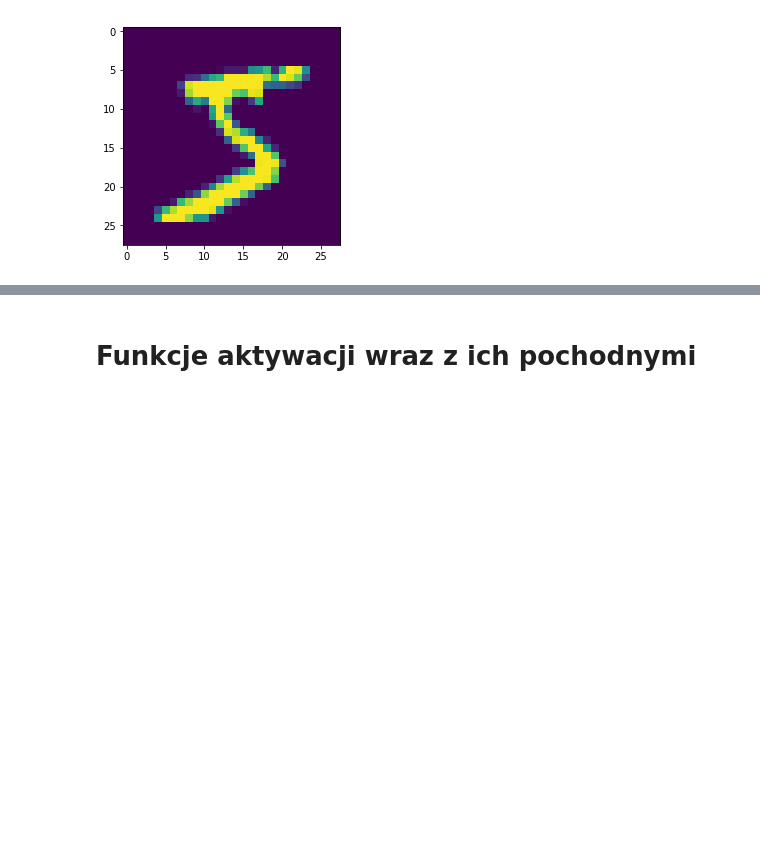
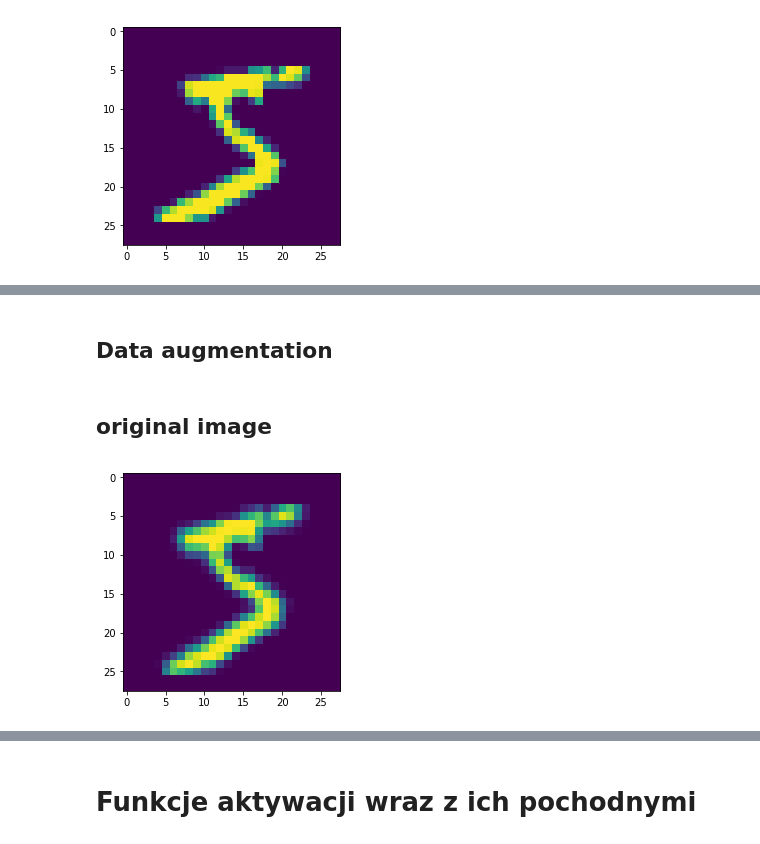
Before and after one commit to slowikj/deep-learning-proj-1, a Jupyter notebook: report.ipynb, the cells around one changed output, grey strips where cells are left out. Cells and saved outputs as stored; diff of their text form; code cells hidden in the pictures; blank space fills up the shorter version.

```diff
--- a/report.ipynb
+++ b/report.ipynb
@@ -35,3 +37,5 @@ plt.show()
 np.random.shuffle(data)
 train_data=data[0:50000,:]
 val_data=data[50000:,:]
+# %% [markdown]
+## Data augmentation
@@ -37,0 +48,18 @@ val_data=data[50000:,:]
+# %% [markdown]
+## original image
+# %%
+image = train_data[0,1:]
+# %%
+def rotation (x):
+    image=x.reshape(28,28)
+    random_degree = random.uniform(-40, 40)
+    rotated=sk.transform.rotate(image, random_degree)
+    return rotated.reshape(1,784)
+# %%
+image=data[0,1:]
+rotated = rotation(image)
+image_rotated=rotated.reshape(28,28)
+plt.imshow(image_rotated)
+plt.show()
+# %% [output]
+[figure, added]
```
Also changed, not shown: parts of 28 cells of this notebook.
